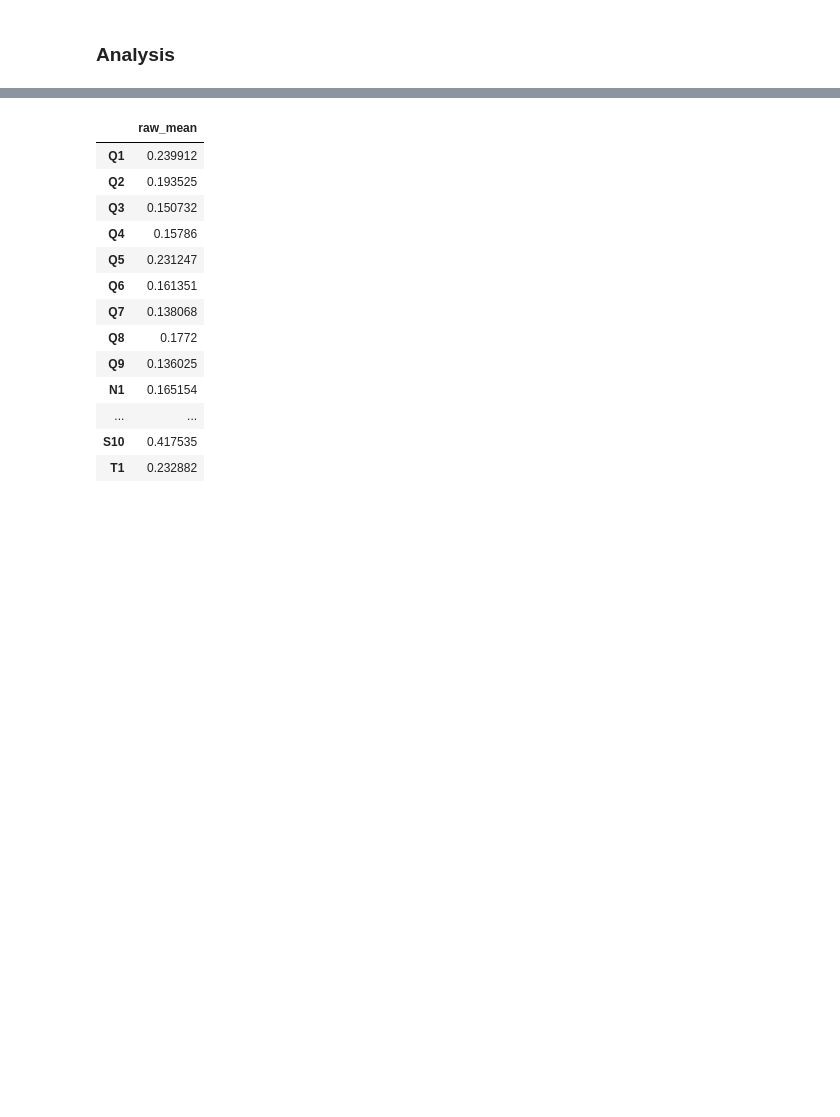
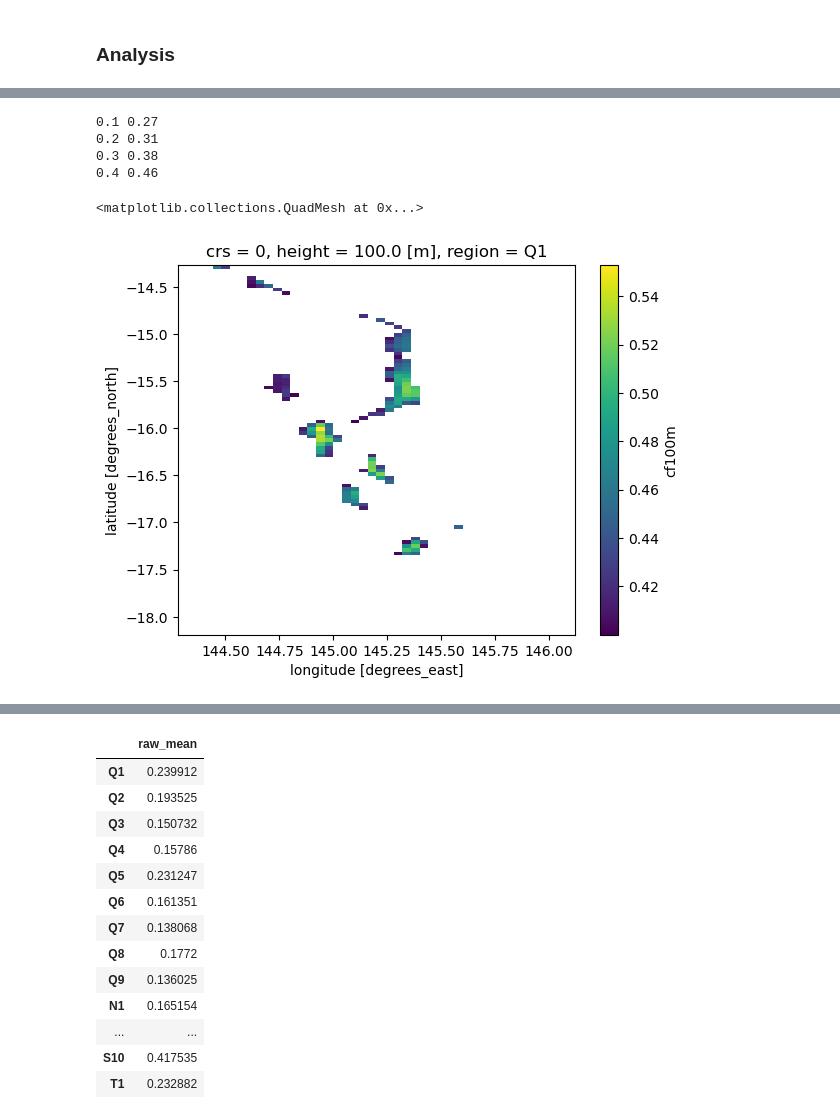
Before and after one commit to dougrichardson/wind_power_comparison, a Jupyter notebook: 02_REZ_capacity_factors.ipynb, the cells around one changed output, grey strips where cells are left out. Cells and saved outputs as stored; diff of their text form; code cells hidden in the pictures; blank space fills up the shorter version.

```diff
--- a/02_REZ_capacity_factors.ipynb
+++ b/02_REZ_capacity_factors.ipynb
@@ -117,0 +126,13 @@ r_cf.mean("time").plot()
+# %%
+for t in [0.1, 0.2, 0.3, 0.4]:
+    print(t, np.round(r_cf_mean.where(r_cf_mean > t).mean().values, 2))
+# %% [output]
+0.1 0.27
+0.2 0.31
+0.3 0.38
+0.4 0.46
+# %%
+r_cf_mean.where(r_cf_mean > 0.4).plot()
+# %% [output]
+<matplotlib.collections.QuadMesh at 0x...>
+[figure, added]
```
Also changed, not shown: parts of 10 cells of this notebook.
